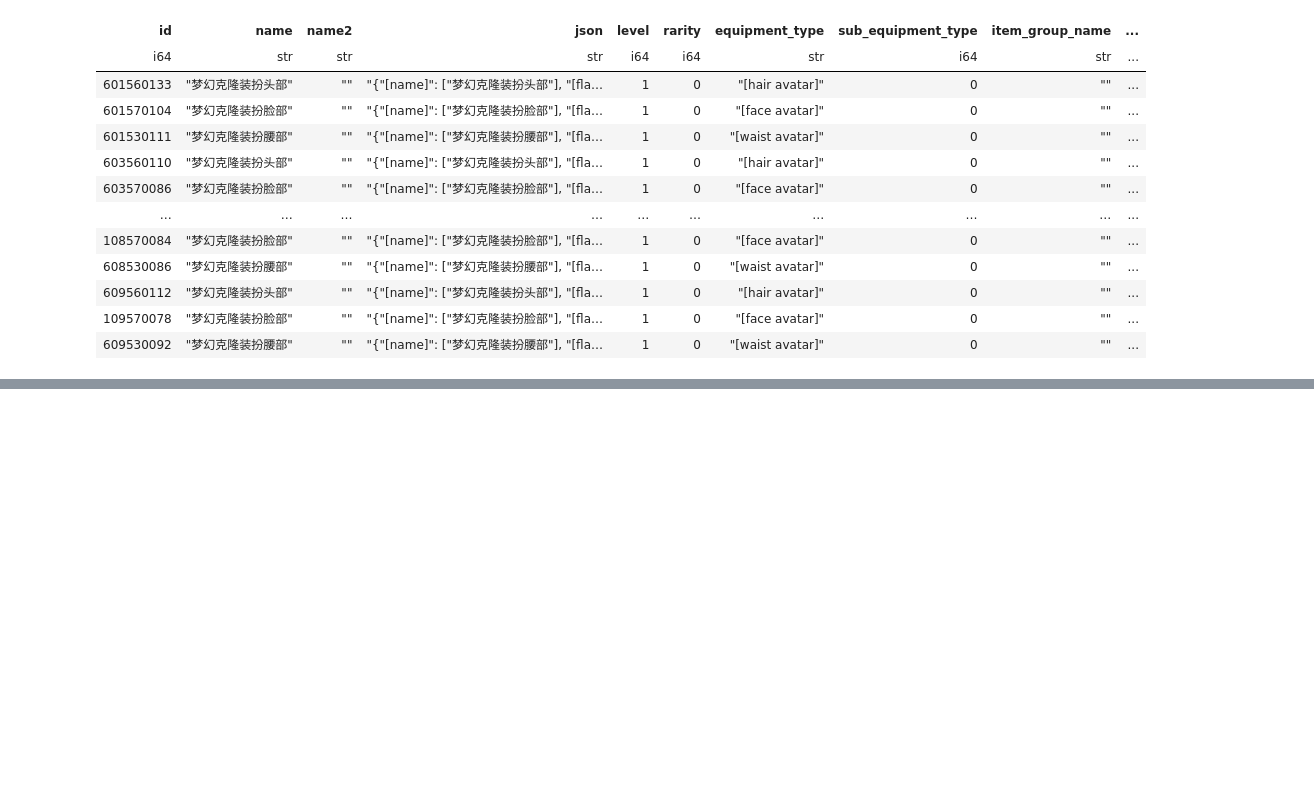
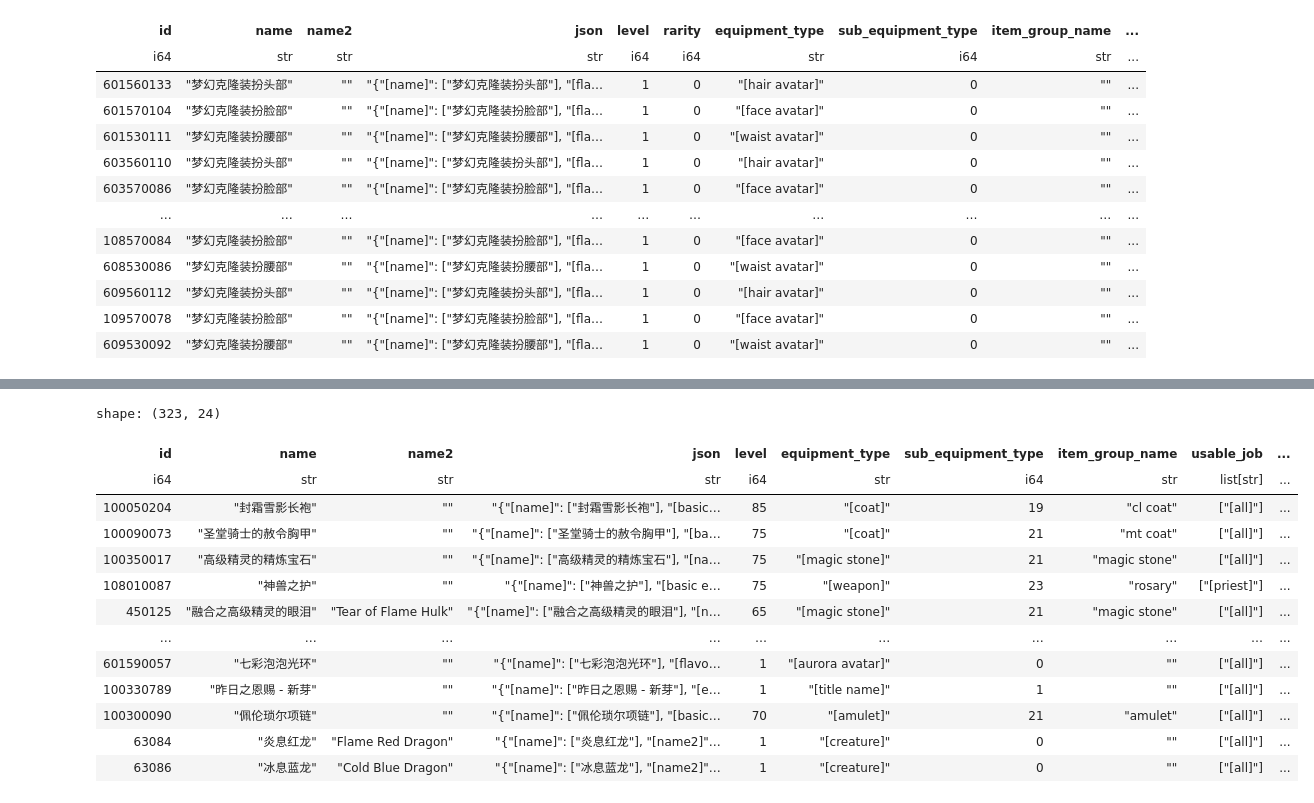
Before and after one commit to evrins/DNF_pvf_python, a Jupyter notebook: equipment_explorer.ipynb, the cells around one changed output, grey strips where cells are left out. Drawn from its saved outputs; the diff is of its cells as text; code cells hidden in the pictures; blank space fills up the shorter version.

```diff
--- a/equipment_explorer.ipynb
+++ b/equipment_explorer.ipynb
@@ -305,3 +310,22 @@ shape: (1_338, 12)
 | 20251005 | "赛丽亚的祝福" | "[Seria]" | "{"[name]": ["赛丽亚的祝福"], "[name2… | 1 | "[title name]" | 1 | "" | ["[all]"] | ... |
 | 400990109 | "迷你皇女艾丽婕" | "" | "{"[name]": ["迷你皇女艾丽婕"], "[expl… | 1 | "[creature]" | 0 | "" | ["[all]"] | ... |
 | 400990502 | "迷你冲浪赛丽亚" | "" | "{"[name]": ["迷你冲浪赛丽亚"], "[expl… | 1 | "[creature]" | 0 | "" | ["[all]"] | ... |
+# %%
+df.filter(pl.col('all_elemental_attack') != 0).sort(
+    pl.col('all_elemental_attack'), descending=True
+)
+# %% [output]
+shape: (323, 24)
+| id | name | name2 | json | level | equipment_type | sub_equipment_type | item_group_name | usable_job | ... |
+| i64 | str | str | str | i64 | str | i64 | str | list[str] | ... |
+| 100050204 | "封霜雪影长袍" | "" | "{"[name]": ["封霜雪影长袍"], "[basic… | 85 | "[coat]" | 19 | "cl coat" | ["[all]"] | ... |
+| 100090073 | "圣堂骑士的赦令胸甲" | "" | "{"[name]": ["圣堂骑士的赦令胸甲"], "[ba… | 75 | "[coat]" | 21 | "mt coat" | ["[all]"] | ... |
+| 100350017 | "高级精灵的精炼宝石" | "" | "{"[name]": ["高级精灵的精炼宝石"], "[na… | 75 | "[magic stone]" | 21 | "magic stone" | ["[all]"] | ... |
+| 108010087 | "神兽之护" | "" | "{"[name]": ["神兽之护"], "[basic e… | 75 | "[weapon]" | 23 | "rosary" | ["[priest]"] | ... |
+| 450125 | "融合之高级精灵的眼泪" | "Tear of Flame Hulk" | "{"[name]": ["融合之高级精灵的眼泪"], "[n… | 65 | "[magic stone]" | 21 | "magic stone" | ["[all]"] | ... |
+| … | … | … | … | … | … | … | … | … | ... |
+| 601590057 | "七彩泡泡光环" | "" | "{"[name]": ["七彩泡泡光环"], "[flavo… | 1 | "[aurora avatar]" | 0 | "" | ["[all]"] | ... |
+| 100330789 | "昨日之恩赐 - 新芽" | "" | "{"[name]": ["昨日之恩赐 - 新芽"], "[e… | 1 | "[title name]" | 1 | "" | ["[all]"] | ... |
+| 100300090 | "佩伦琐尔项链" | "" | "{"[name]": ["佩伦琐尔项链"], "[basic… | 70 | "[amulet]" | 21 | "amulet" | ["[all]"] | ... |
+| 63084 | "炎息红龙" | "Flame Red Dragon" | "{"[name]": ["炎息红龙"], "[name2]"… | 1 | "[creature]" | 0 | "" | ["[all]"] | ... |
+| 63086 | "冰息蓝龙" | "Cold Blue Dragon" | "{"[name]": ["冰息蓝龙"], "[name2]"… | 1 | "[creature]" | 0 | "" | ["[all]"] | ... |
```
Also changed, not shown: parts of 23 cells of this notebook, 22 other files.
